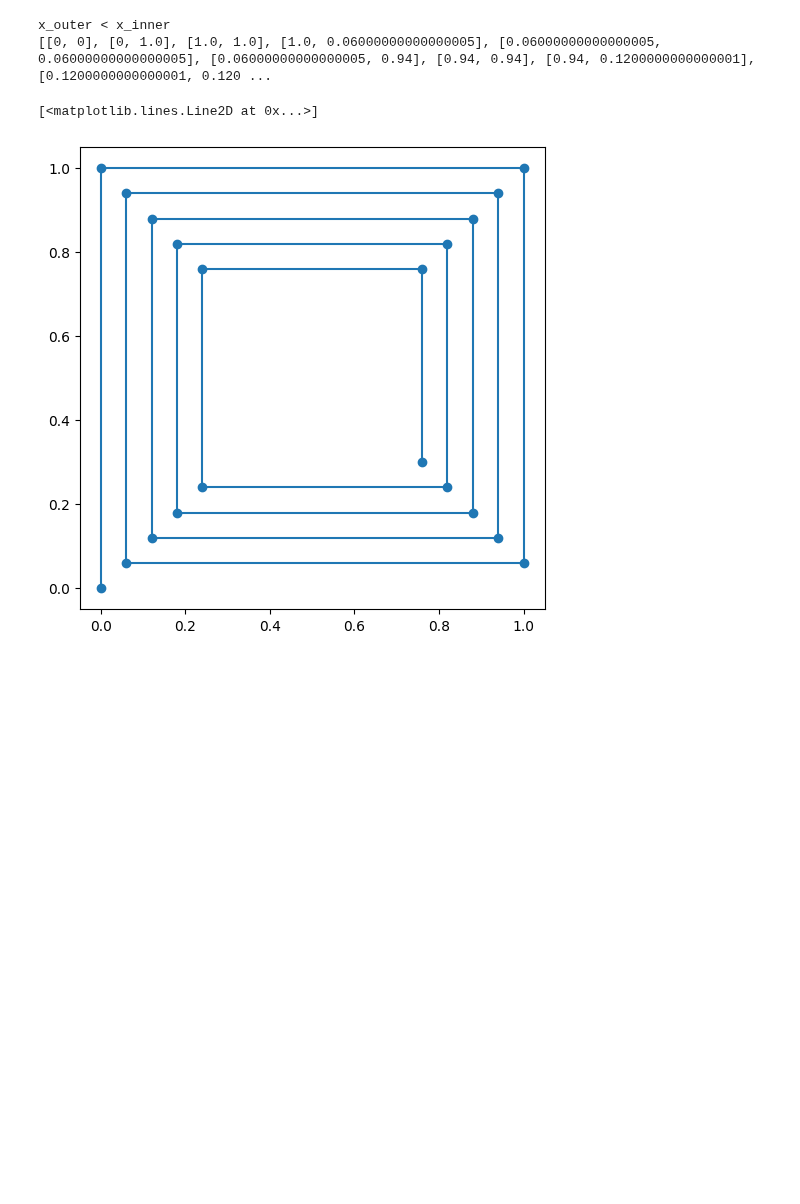
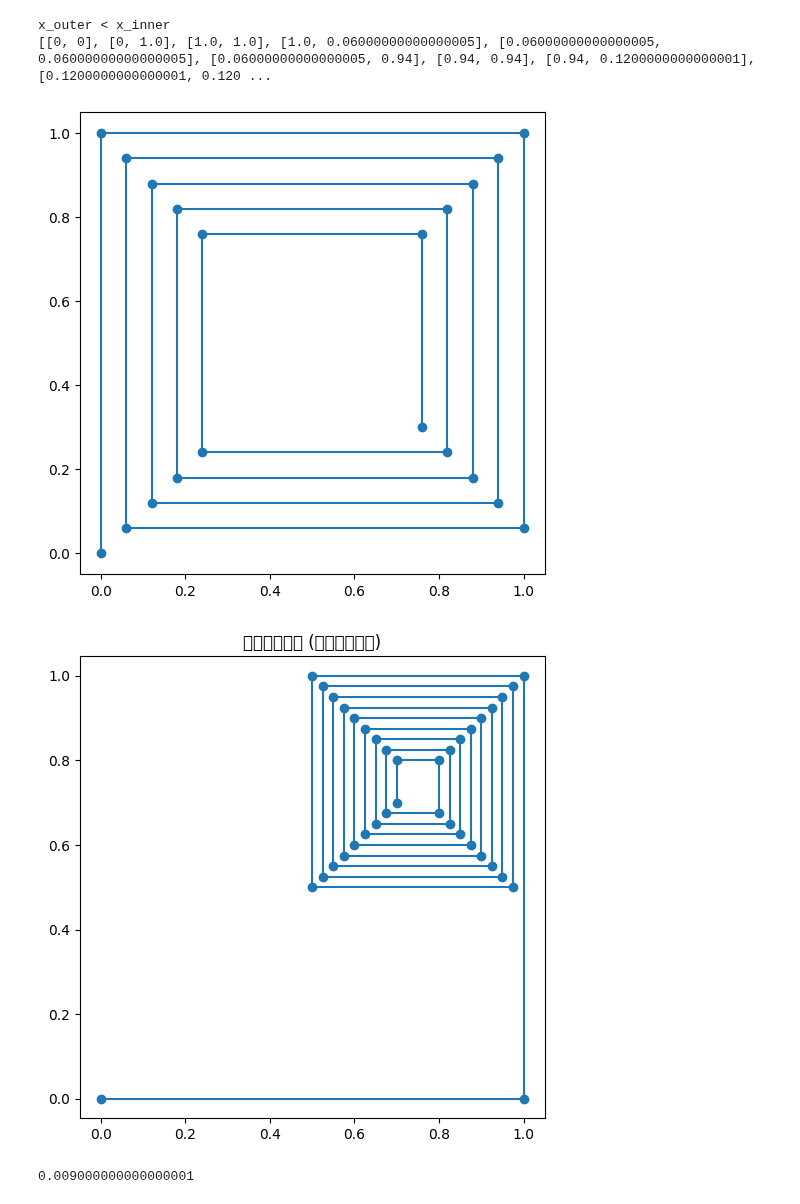
Before and after one commit to chenchinchi/CoilCoordinaeGenerater, a Jupyter notebook: rect_coil_cordinate.ipynb, the cells around one changed output. Cells and saved outputs as stored; diff of their text form; code cells hidden in the pictures; blank space fills up the shorter version.

```diff
--- a/rect_coil_cordinate.ipynb
+++ b/rect_coil_cordinate.ipynb
@@ -32,8 +32,68 @@ print(coil_points)
 plt.figure(figsize=(6,6))
 coil_points = np.array(coil_points)
 plt.plot(coil_points[:,0],coil_points[:,1],marker='o')
+
+# to csv with 3d
+z =1
+coil_points = np.hstack((coil_points,np.full((coil_points.shape[0],1),z)))
+np.savetxt("coil_coordinates.csv", coil_points, delimiter=",")
 # %% [output]
 x_outer < x_inner
 [[0, 0], [0, 1.0], [1.0, 1.0], [1.0, 0.06000000000000005], [0.06000000000000005, 0.06000000000000005], [0.06000000000000005, 0.94], [0.94, 0.94], [0.94, 0.1200000000000001], [0.1200000000000001, 0.120 ...
-[<matplotlib.lines.Line2D at 0x...>]
 [figure]
+# %%
+import numpy as np
+import matplotlib.pyplot as plt
+
+# 參數
+x_inner, x_outer = 0.5, 1.0
+y_inner, y_outer = 0.5, 1.0
+wire_diameter = 0.01
+num_turns = 10
+x_spacing = (x_outer - x_inner) / (2 * num_turns)
+y_spacing = (y_outer - y_inner) / (2 * num_turns)
+
+# 初始化
+coil_points = []
+x_min, x_max = x_inner, x_outer
+y_min, y_max = y_inner, y_outer
+x, y = 0, 0      # 起點從 (0,0) 開始
+coil_points.append([x, y])
+
+# 生成螺旋路徑
+for i in range(num_turns):
+    x = x_max; coil_points.append([x, y])   # 右邊
+    y = y_max; coil_points.append([x, y])   # 上邊
+    x = x_min; coil_points.append([x, y])   # 左邊
+    y = y_min; coil_points.append([x, y])   # 下邊
+
+    # 收縮邊界
+    x_min += x_spacing
+    x_max -= x_spacing
+    y_min += y_spacing
+    y_max -= y_spacing
+
+# 移除最後四個點，避免重複
+coil_points = np.array(coil_points[:-4])
+
+# z 設為字串
+z = "d"
+
+# 轉成字串 (x,y,z 都是字串)
+coil_points_str = np.hstack((coil_points.astype(str), np.full((coil_points.shape[0],1), z)))
+
+# 輸出 CSV
+np.savetxt("coil_coordinates.csv", coil_points_str, fmt="%s", delimiter=",")
+
+# 繪圖 (轉回 float 來畫)
+plt.figure(figsize=(6,6))
+plt.plot(coil_points[:,0].astype(float), coil_points[:,1].astype(float), marker='o')
+plt.axis('equal')
+plt.title("矩形螺旋線圈 (起點 0,0)")
+plt.show()
+# %% [output]
+[figure, added]
+# %%
+print(y_spacing)
+# %% [output]
+0.009000000000000001
```
Also changed, not shown: parts of 1 cell of this notebook.
